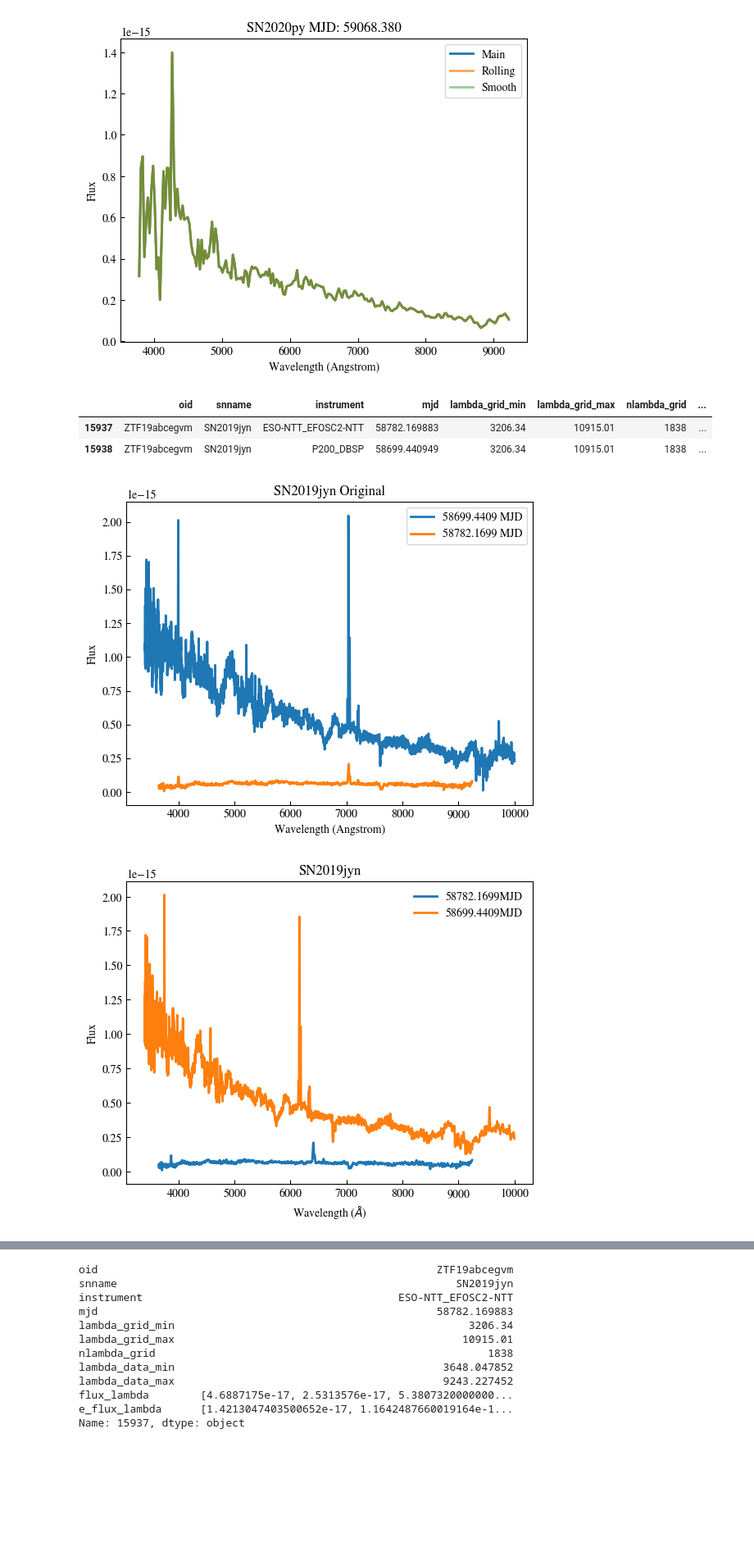
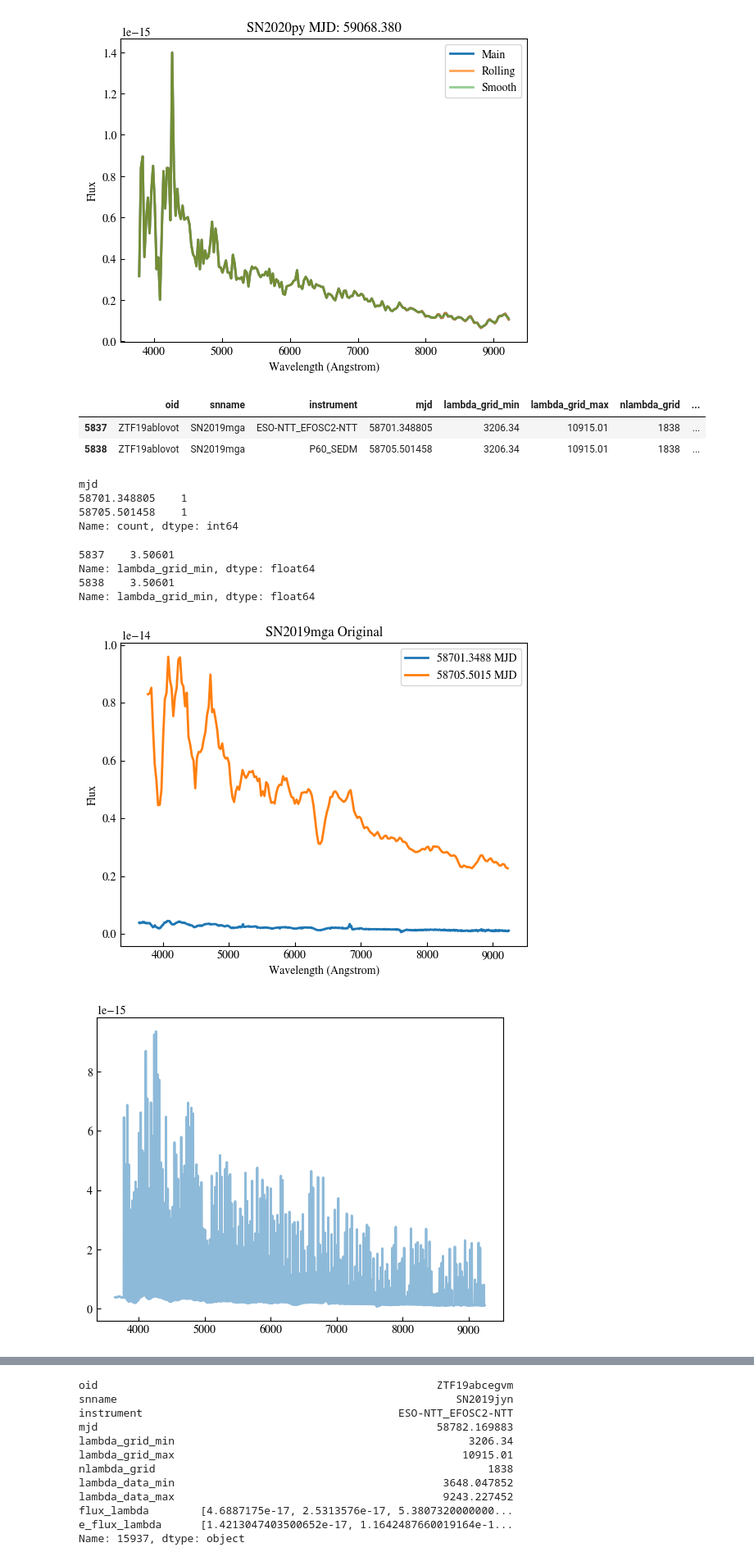
Before and after one commit to jurados/SNeMPhyVAE, a Jupyter notebook: ExamplesLightcurveAndFlux.ipynb, the cells around one changed output, grey strips where cells are left out. Shown: that part at 82% size. Saved outputs shown, nothing was run; the diff lists cells and outputs as text; code cells hidden in the pictures; blank space fills up the shorter version.

```diff
--- a/ExamplesLightcurveAndFlux.ipynb
+++ b/ExamplesLightcurveAndFlux.ipynb
@@ -32,4 +32,4 @@ lightcurves_alercextns = pd.read_pickle('./data/lightcurves/lcs_transients_20240
 # %%
 # Load all spectra info, metadata and data.
 spectra_metadata = pd.read_csv('wiserep_spectra_metadata.csv', low_memory=False)
-spectra_data     = pd.read_pickle('spectra_ALeRCE20240721_x_wisrep_20240622.pkl')
+spectra_data     = pd.read_pickle('spectra_ALeRCE20240729_x_wisrep_20240622.pkl')
@@ -69,0 +105,3 @@ Name: count, dtype: int64
+# %%
+spectra_metadata['IAU name'] = spectra_metadata['IAU name'].str.replace(' ', '')
+spectra_metadata['IAU name']
@@ -70,7 +121,11 @@ Name: count, dtype: int64
 # %%
 # List of supernova names with less than 5 spectra
-list(spectra_data['snname'].value_counts()[spectra_data['snname'].value_counts() < 5].index)[0:5]
+supernovae_few_spectra = spectra_data['snname'].value_counts()[spectra_data['snname'].value_counts() >= 2].index
+high_value_supernovae = spectra_metadata[spectra_metadata['Spec. quality'] == 'Medium']['IAU name']
 
+
+supernoave_list_filter = list(set(supernovae_few_spectra) & set(high_value_supernovae))
+supernoave_list_filter[:5]
 # usar el percentil 10 de los minimos
 # Usar el percentil 90 de las maximos
 
@@ -118,25 +173,48 @@ for group_name, group in raw_spectra.groupby('mjd'):
 [figure]
 [figure]
 [figure]
-# %%
-spectrum = spectra_data[spectra_data.snname == np.random.choice(spectra_data.snname.unique())]
-spectrum
-# %% [output]
-|  | oid | snname | instrument | mjd | lambda_grid_min | lambda_grid_max | nlambda_grid | ... |
-| 15937 | ZTF19abcegvm | SN2019jyn | ESO-NTT_EFOSC2-NTT | 58782.169883 | 3206.34 | 10915.01 | 1838 | ... |
-| 15938 | ZTF19abcegvm | SN2019jyn | P200_DBSP | 58699.440949 | 3206.34 | 10915.01 | 1838 | ... |
+# %%
+#spectrum = spectra_data[spectra_data.snname == np.random.choice(spectra_data.snname.unique())]
+spectrum = spectra_data[spectra_data.snname.isin(supernoave_list_filter)]
+spectrum = spectrum[spectrum.oid.notna()]
+#spectrum = spectra_data[spectra_data.snname == 'SN2021ik']
+spectrum = spectrum[spectrum.snname == np.random.choice(spectrum.snname.unique())]
+spectrum
+# %% [output]
+|  | oid | snname | instrument | mjd | lambda_grid_min | lambda_grid_max | nlambda_grid | ... |
+| 5837 | ZTF19ablovot | SN2019mga | ESO-NTT_EFOSC2-NTT | 58701.348805 | 3206.34 | 10915.01 | 1838 | ... |
+| 5838 | ZTF19ablovot | SN2019mga | P60_SEDM | 58705.501458 | 3206.34 | 10915.01 | 1838 | ... |
+# %%
+spectrum.mjd.value_counts()
+# %% [output]
+mjd
+58701.348805    1
+58705.501458    1
+Name: count, dtype: int64
 # %%
 sn_name=spectrum.snname.unique()[0]
 fig, ax = plt.subplots()
 raw_spectra = pd.read_csv(f'./data/spectra_wiserep/{sn_name}.dat')
 for group_name, group in raw_spectra.groupby('mjd'):
     ax.plot(group['lambda'].to_numpy(), group.flux_lambda.to_numpy(), label=f'{group_name:.4f} MJD')
 ax.set_title(f'{sn_name} Original')# MJD: {group_name:.3f}')
 ax.set_xlabel('Wavelength (Angstrom)')
 ax.set_ylabel('Flux')
 ax.legend()
 
-plot_spectra(spectrum, use_lambda_grid=False, sn_name=sn_name)
+
+for group_name, group in spectrum.groupby('mjd'):
+   fig, ax = plt.subplots()
+   print(np.log10(group.lambda_grid_min))
+   x = np.logspace(np.log10(group.lambda_grid_min), np.log10(group.lambda_grid_max),group.nlambda_grid.values[0])
+   y = np.array(group.flux_lambda)[0]
+   ax.plot(x, y, label=f'{group_name:.4f} MJD',alpha=0.5)
+
+#plot_spectra(spectrum, use_lambda_grid=True, sn_name=sn_name)
 # %% [output]
+5837    3.50601
+Name: lambda_grid_min, dtype: float64
+5838    3.50601
+Name: lambda_grid_min, dtype: float64
-[figure, old version]
+[figure, new version]
-[figure, old version]
+[figure, new version]
```
Also changed, not shown: parts of 18 cells of this notebook, 2 other files.
